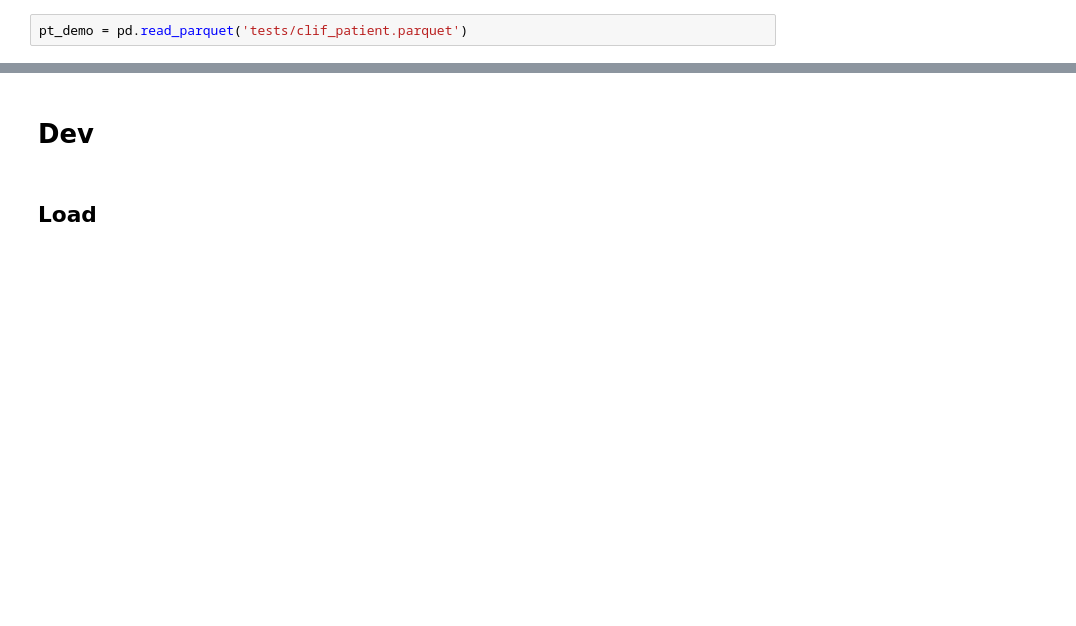
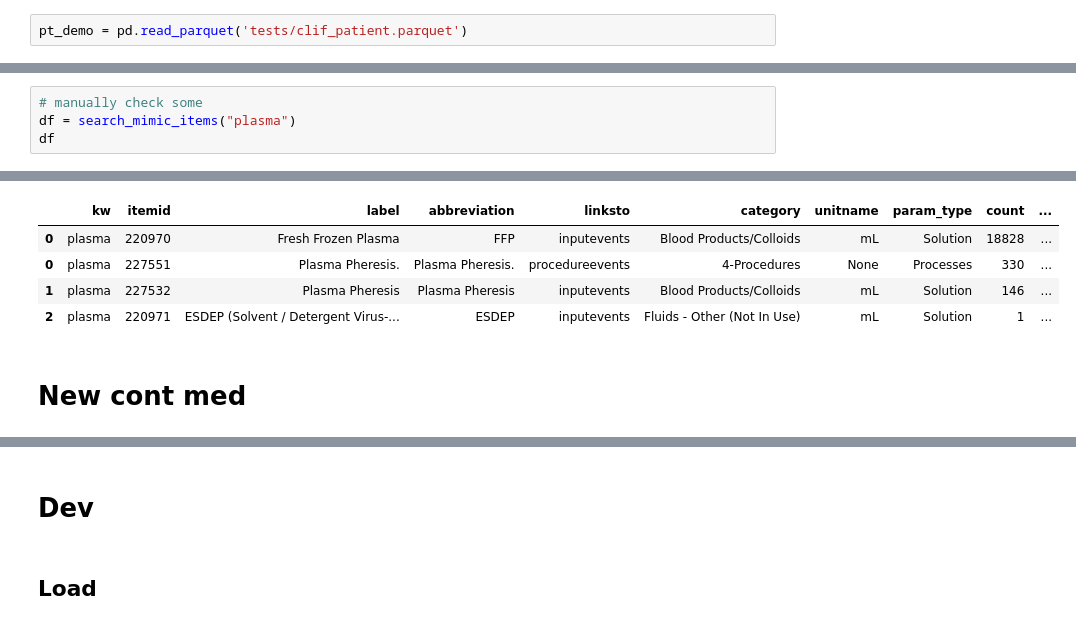
Before and after one commit to Common-Longitudinal-ICU-data-Format/CLIF-MIMIC, a Jupyter notebook: notebooks/med_admin_dev.ipynb, the cells around one changed output, grey strips where cells are left out. Drawn from its saved outputs; the diff is of its cells as text; blank space fills up the shorter version.

Commit message:
wip(med_admin): add code to query new mcide items for both cont and intm med admins

```diff
--- a/notebooks/med_admin_dev.ipynb
+++ b/notebooks/med_admin_dev.ipynb
@@ -75,0 +106,5 @@ pt_demo = pd.read_parquet('tests/clif_patient.parquet')
+# %%
+# manually check some
+df = search_mimic_items("plasma")
+df
+# %% [output]
@@ -75,0 +114,7 @@ pt_demo = pd.read_parquet('tests/clif_patient.parquet')
+|  | kw | itemid | label | abbreviation | linksto | category | unitname | param_type | count | ... |
+| 0 | plasma | 220970 | Fresh Frozen Plasma | FFP | inputevents | Blood Products/Colloids | mL | Solution | 18828 | ... |
+| 0 | plasma | 227551 | Plasma Pheresis. | Plasma Pheresis. | procedureevents | 4-Procedures | None | Processes | 330 | ... |
+| 1 | plasma | 227532 | Plasma Pheresis | Plasma Pheresis | inputevents | Blood Products/Colloids | mL | Solution | 146 | ... |
+| 2 | plasma | 220971 | ESDEP (Solvent / Detergent Virus-... | ESDEP | inputevents | Fluids - Other (Not In Use) | mL | Solution | 1 | ... |
+# %% [markdown]
+# New cont med
```
Also changed, not shown: parts of 7 cells of this notebook.
